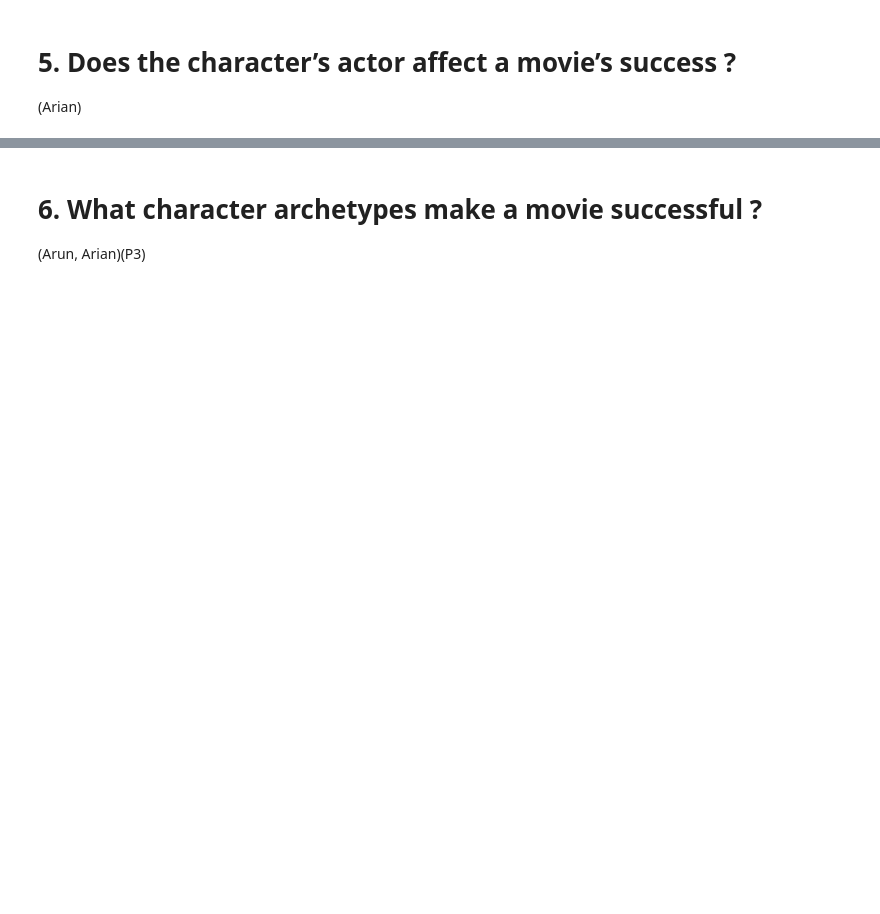
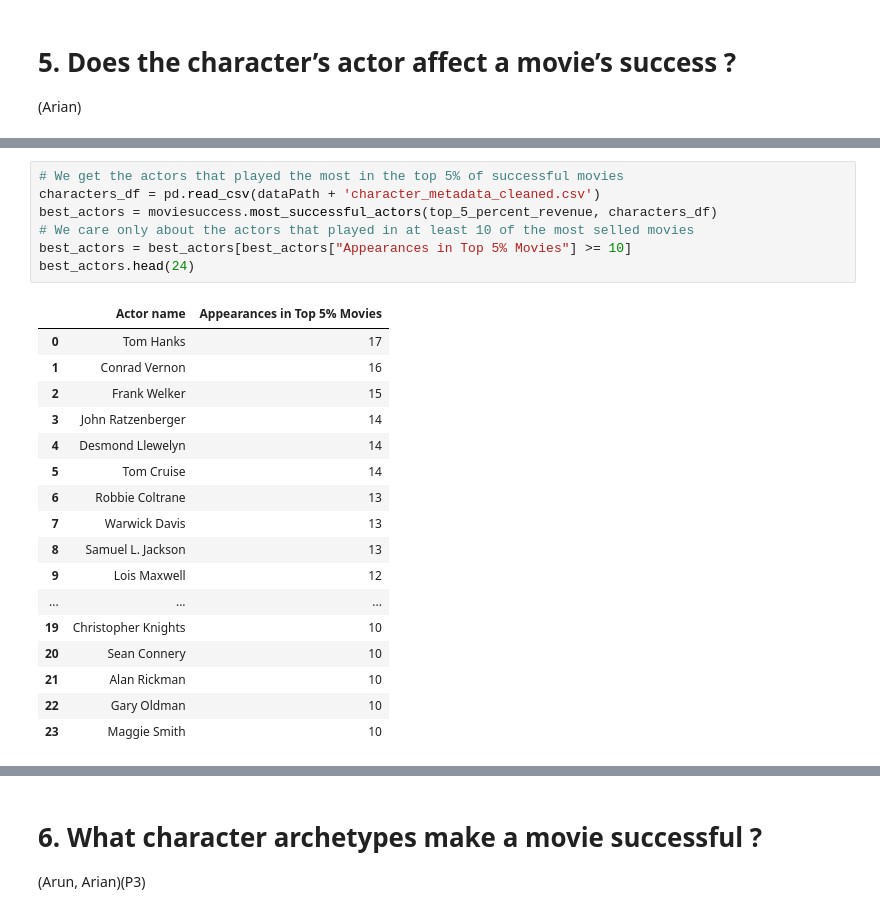
Before and after one commit to epfl-ada/ada-2024-project-data_brigada, a Jupyter notebook: results.ipynb, the cells around one changed output, grey strips where cells are left out. Saved outputs shown, nothing was run; the diff lists cells and outputs as text; blank space fills up the shorter version.

```diff
--- a/results.ipynb
+++ b/results.ipynb
@@ -384,0 +431,25 @@ plot_trends_over_time(merged_df)
+# %%
+# We get the actors that played the most in the top 5% of successful movies
+characters_df = pd.read_csv(dataPath + 'character_metadata_cleaned.csv')
+best_actors = moviesuccess.most_successful_actors(top_5_percent_revenue, characters_df)
+# We care only about the actors that played in at least 10 of the most selled movies
+best_actors = best_actors[best_actors["Appearances in Top 5% Movies"] >= 10]
+best_actors.head(24)
+# %% [output]
+|  | Actor name | Appearances in Top 5% Movies |
+| 0 | Tom Hanks | 17 |
+| 1 | Conrad Vernon | 16 |
+| 2 | Frank Welker | 15 |
+| 3 | John Ratzenberger | 14 |
+| 4 | Desmond Llewelyn | 14 |
+| 5 | Tom Cruise | 14 |
+| 6 | Robbie Coltrane | 13 |
+| 7 | Warwick Davis | 13 |
+| 8 | Samuel L. Jackson | 13 |
+| 9 | Lois Maxwell | 12 |
+| ... | ... | ... |
+| 19 | Christopher Knights | 10 |
+| 20 | Sean Connery | 10 |
+| 21 | Alan Rickman | 10 |
+| 22 | Gary Oldman | 10 |
+| 23 | Maggie Smith | 10 |
```
Also changed, not shown: parts of 16 cells of this notebook.
